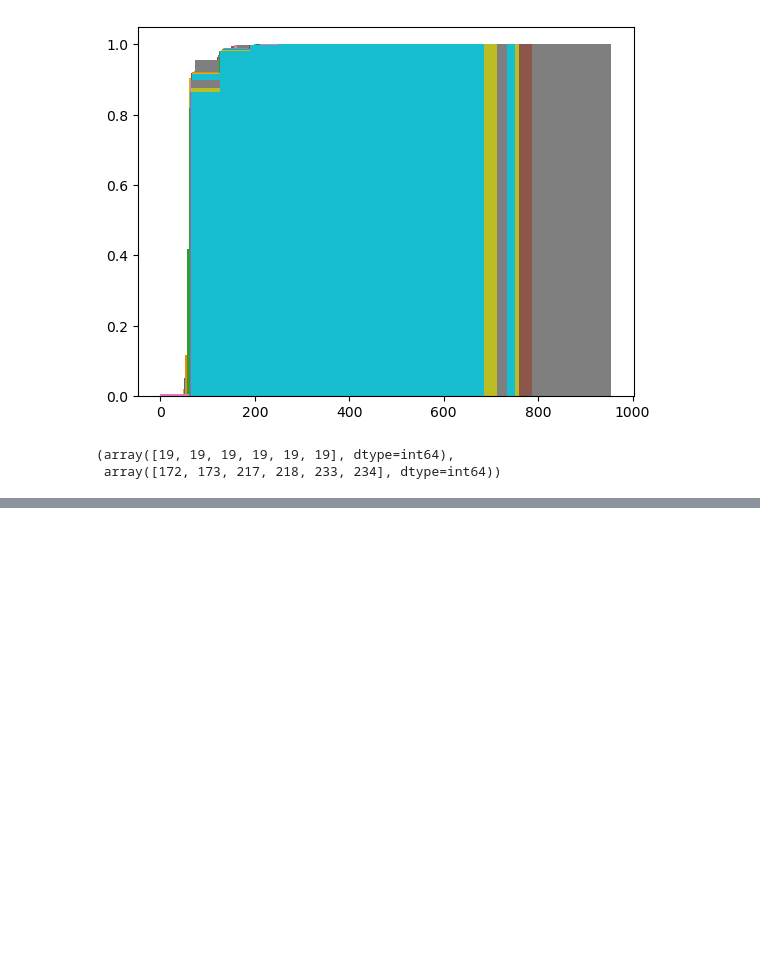
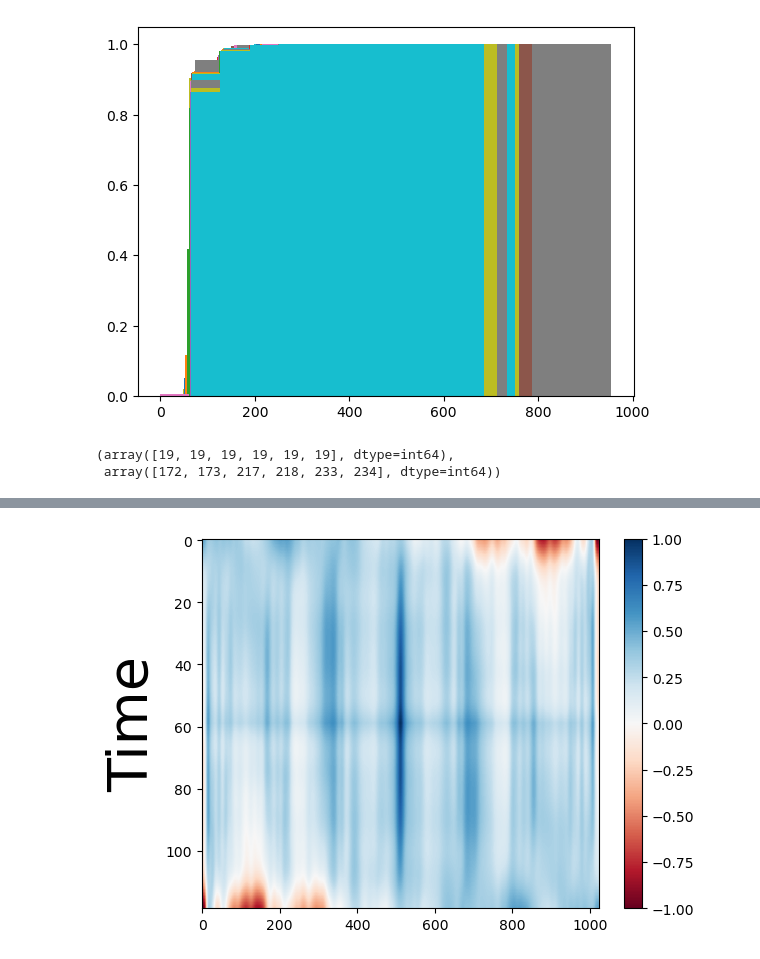
Before and after one commit to amityu/gel_sheets, a Jupyter notebook: exploration.ipynb, the cells around one changed output, grey strips where cells are left out. Cells and saved outputs as stored; diff of their text form; code cells hidden in the pictures; blank space fills up the shorter version.

Commit message:
AUtocorrelation and beginning of power spectrum

```diff
--- a/exploration.ipynb
+++ b/exploration.ipynb
@@ -117,0 +133,9 @@ plt.show()
+# %%
+auto = iac.spatial_autocorr(gaussian(gel[:,20,:,256],3), range(160),range(512))
+norm_auto = ((auto[0] - auto[0].min())/(auto[0].max() -auto[0].min())-0.5)*2
+plt.imshow(norm_auto ,  cmap= cm.get_cmap('RdBu'),aspect = 'auto')
+plt.ylabel('Time', fontsize = 40)
+plt.colorbar()
+plt.show()
+# %% [output]
+[figure, added]
```
Also changed, not shown: parts of 9 cells of this notebook.
